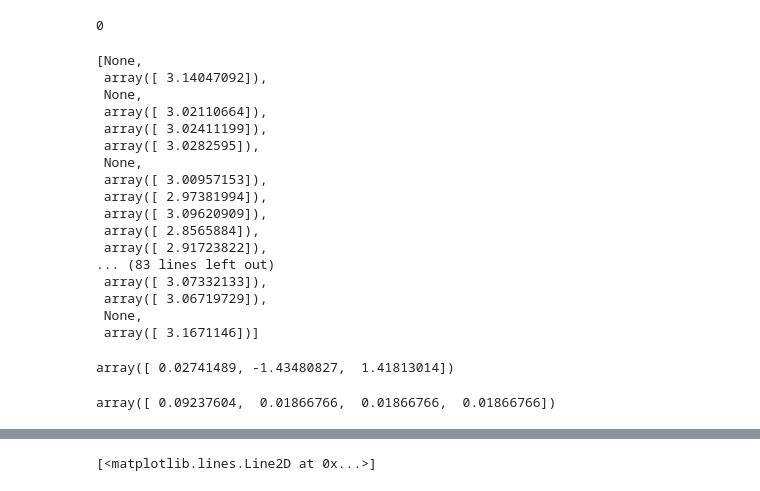
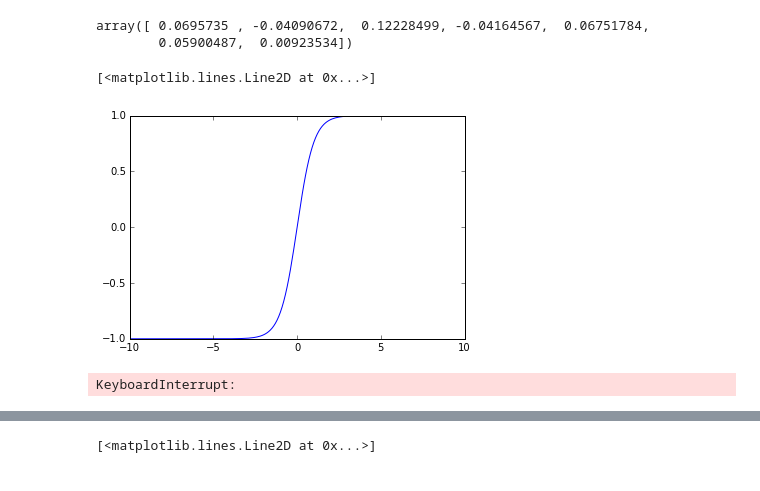
Before and after one commit to clement-moulin-frier/turntaking_model, a Jupyter notebook: turn_taking.ipynb, the cells around one changed output, grey strips where cells are left out. Cells and saved outputs as stored; diff of their text form; code cells hidden in the pictures.

```diff
--- a/turn_taking.ipynb
+++ b/turn_taking.ipynb
@@ -61,32 +56,12 @@ WARNING: pylab import has clobbered these variables: ['colors']
-# %%
-overlapping
-# %% [output]
-0
-# %%
-expe.log[ii_ag]['motor'][t - tt : t]
-# %% [output]
-[None,
- array([ 3.14047092]),
- None,
- array([ 3.02110664]),
- array([ 3.02411199]),
- array([ 3.0282595]),
- None,
- array([ 3.00957153]),
- array([ 2.97381994]),
- array([ 3.09620909]),
- array([ 2.8565884]),
- array([ 2.91723822]),
-... (83 lines left out)
- array([ 3.07332133]),
- array([ 3.06719729]),
- None,
- array([ 3.1671146])]
 # %%
-agents[0].weights
+agents[1].weights
 # %% [output]
-array([ 0.02741489, -1.43480827,  1.41813014])
+array([ 0.0695735 , -0.04090672,  0.12228499, -0.04164567,  0.06751784,
+        0.05900487,  0.00923534])
-# %%
-agents[0].weights
-# %% [output]
-array([ 0.09237604,  0.01866766,  0.01866766,  0.01866766])
+# %%
+from numpy import tanh, arange
+x = arange(-10, 10, 0.1)
+plot(x, tanh(x))
+# %% [output]
+[<matplotlib.lines.Line2D at 0x...>]
+[figure, added]
@@ -92,0 +111,13 @@ array([ 0.09237604,  0.01866766,  0.01866766,  0.01866766])
+# %%
+for t in range(0, n_runs, 1):
+    voc_ags = []
+    for i_ag in range(n_ag):
+        if expe.log[i_ag]['motor'][t] is not None:
+            voc_ags.append(i_ag)
+    # print voc_ags
+    if voc_ags:
+        sampler.multiple_plays(voc_ags, wait=True)
+    else:
+        time.sleep(duration)
+# %% [output]
+KeyboardInterrupt:
```
Also changed, not shown: parts of 9 cells of this notebook, 1 other file.
